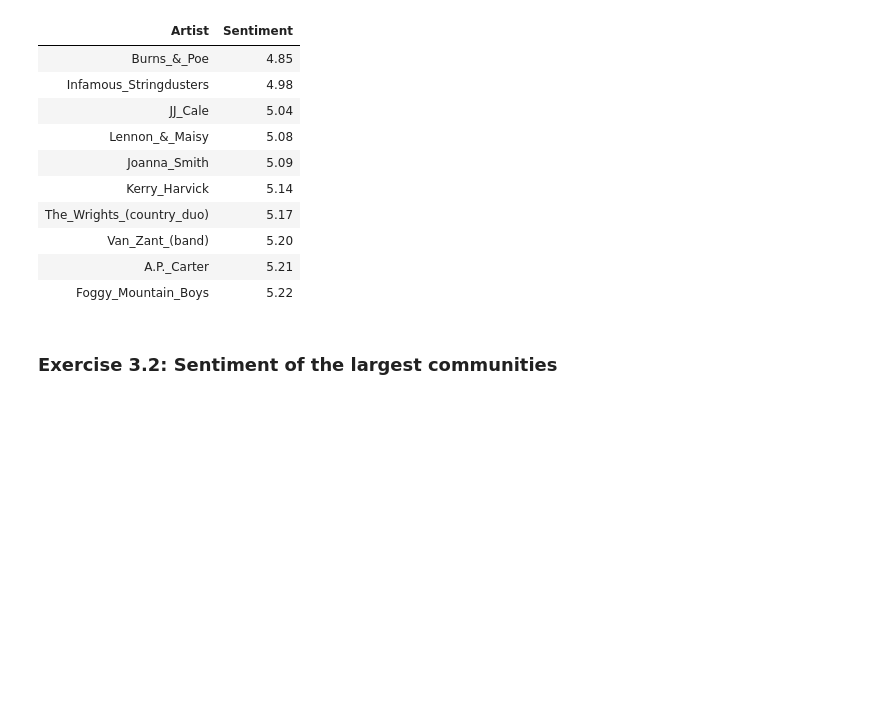
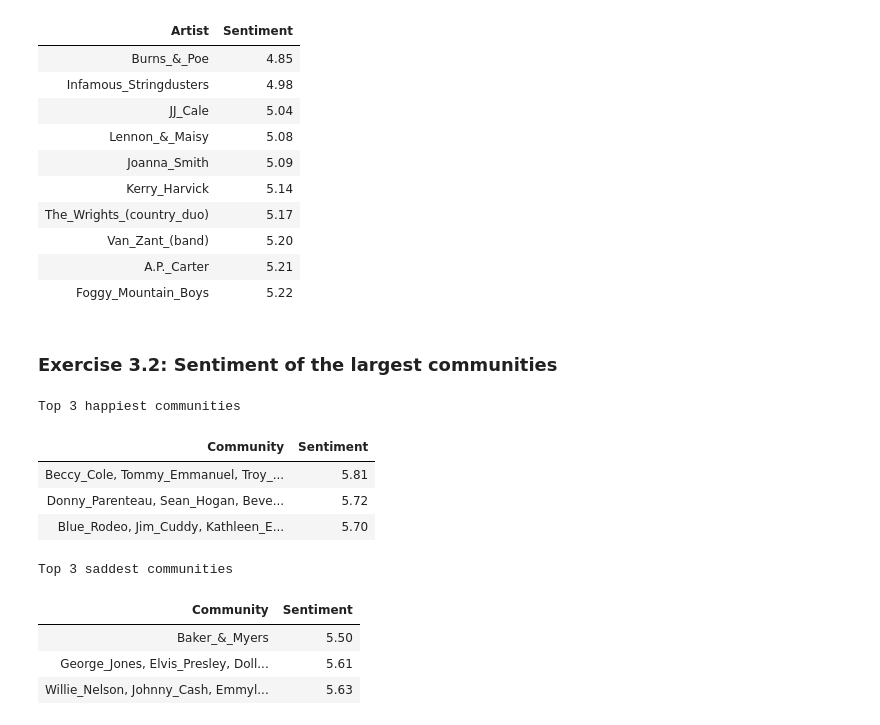
Before and after one commit to annaekner/social-graphs, a Jupyter notebook: Assignment 2/Assignment2.ipynb, the cells around one changed output. Drawn from its saved outputs; the diff is of its cells as text; code cells hidden in the pictures; blank space fills up the shorter version.

```diff
--- a/Assignment 2/Assignment2.ipynb
+++ b/Assignment 2/Assignment2.ipynb
@@ -881,0 +954,28 @@ Top 10 saddest pages
+# %%
+# Get 10 largest communities
+community_sentiments = compute_sentiment_community(communities_louvain, artist_undirected_graph, n=10)
+
+# Find the top 3 happiest and saddest communities
+top_happiest_communities, top_saddest_communities = find_top_n_communities(community_sentiments, n=3)
+
+# Happiest communities
+happiest_communities_df = pd.DataFrame({'Community': top_happiest_communities, 'Sentiment': [community_sentiments[community] for community in top_happiest_communities]})
+happiest_communities_df = happiest_communities_df.sort_values(by='Sentiment', ascending=False)
+
+# Saddest communities
+saddest_communities_df = pd.DataFrame({'Community': top_saddest_communities, 'Sentiment': [community_sentiments[community] for community in top_saddest_communities]})
+saddest_communities_df = saddest_communities_df.sort_values(by='Sentiment', ascending=True)
+
+# Display the tables side by side
+display_scrollable_dataframes(happiest_communities_df, 'Top 3 happiest communities', saddest_communities_df, 'Top 3 saddest communities')
+# %% [output]
+Top 3 happiest communities
+| Community | Sentiment |
+| Beccy_Cole, Tommy_Emmanuel, Troy_... | 5.81 |
+| Donny_Parenteau, Sean_Hogan, Beve... | 5.72 |
+| Blue_Rodeo, Jim_Cuddy, Kathleen_E... | 5.70 |
+Top 3 saddest communities
+| Community | Sentiment |
+| Baker_&_Myers | 5.50 |
+| George_Jones, Elvis_Presley, Doll... | 5.61 |
+| Willie_Nelson, Johnny_Cash, Emmyl... | 5.63 |
```
Also changed, not shown: parts of 7 cells of this notebook.
